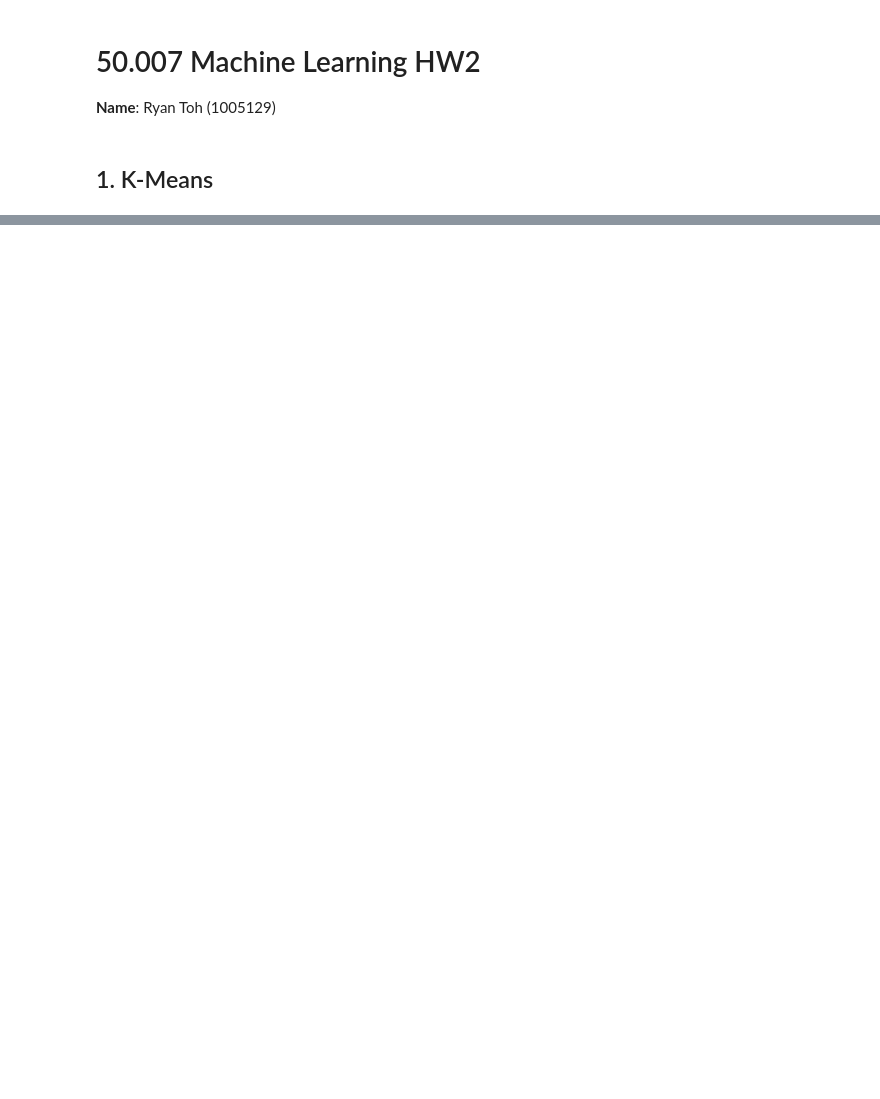
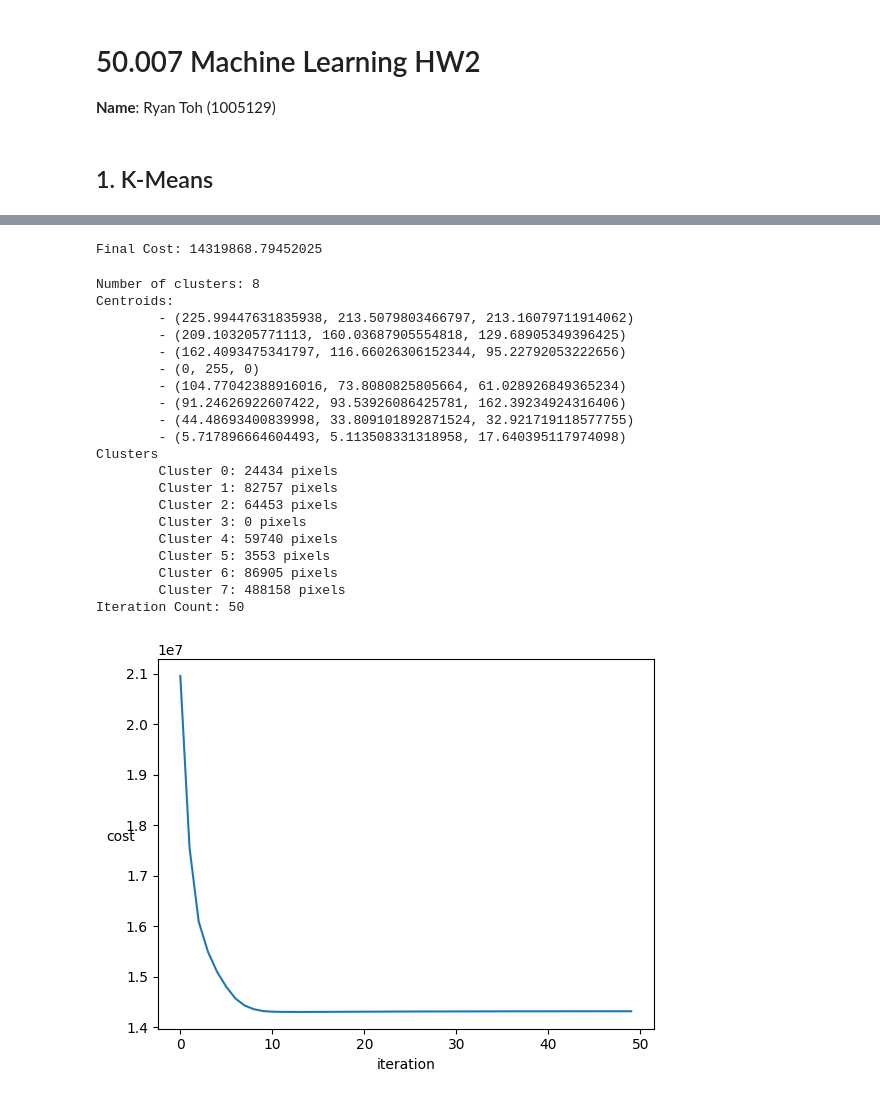
Before and after one commit to Rye123/50007-machine-learning, a Jupyter notebook: hw2/HW2.ipynb, the cells around one changed output, grey strips where cells are left out. Drawn from its saved outputs; the diff is of its cells as text; code cells hidden in the pictures; blank space fills up the shorter version.

```diff
--- a/hw2/HW2.ipynb
+++ b/hw2/HW2.ipynb
@@ -37,15 +39,17 @@ def get_euclidean_distance(p1: np.ndarray, p2: np.ndarray) -> float:
 # %%
-def get_cost(clusters: List[List[np.ndarray]], centroids: List[np.ndarray]) -> float:
+def get_cost(data: np.ndarray, clusters: List[List[int]], centroids: List[np.ndarray]) -> float:
     """
     Returns the overall cost, given a list of clusters `clusters` and a list of corresponding centroids `centroids`.
     """
 
-    def get_distortion(cluster: List[np.ndarray], centroid: np.ndarray) -> float:
+    def get_distortion(data: np.ndarray, cluster: List[int], centroid: np.ndarray) -> float:
         """
         Returns the distortion associated with `cluster`, with the given `centroid`.
+        - `cluster` is a `List` of indices, which reference points in `data`.
         """
         sum = 0.0
-        for point in cluster:
+        for point_index in cluster:
+            point = data[point_index]
             sum += get_euclidean_distance(point, centroid)
         return sum
 
@@ -53,6 +57,6 @@ def get_cost(clusters: List[List[np.ndarray]], centroids: List[np.ndarray]) -> f
     for i in range(len(clusters)):
         cluster = clusters[i]
         centroid = centroids[i]
-        cost += get_distortion(cluster, centroid)
+        cost += get_distortion(data, cluster, centroid)
     return cost
 # %%
@@ -146,0 +131,45 @@ def k_means_algo(data: np.ndarray, cluster_count: int, initial_centroids: List[n
+# %%
+clusters, centroids, costs = k_means_algo(data, cluster_count, initial_centroids)
+# %% [output]
+Final Cost: 14319868.79452025
+# %%
+iter_count = len(costs)
+
+print(f"Number of clusters: {len(clusters)}")
+print("Centroids: ")
+for centroid in centroids:
+    print(f"\t- ({centroid[0]}, {centroid[1]}, {centroid[2]})")
+print("Clusters")
+for i in range(len(clusters)):
+    print(f"\tCluster {i}: {len(clusters[i])} pixels")
+print(f"Iteration Count: {len(costs)}")
+
+index = np.arange(0, iter_count, 1)
+
+plt.xlabel('iteration')
+plt.ylabel('cost', rotation=0)
+
+plt.plot(index, costs)
+plt.show()
+# %% [output]
+Number of clusters: 8
+Centroids:
+        - (225.99447631835938, 213.5079803466797, 213.16079711914062)
+        - (209.103205771113, 160.03687905554818, 129.68905349396425)
+        - (162.4093475341797, 116.66026306152344, 95.22792053222656)
+        - (0, 255, 0)
+        - (104.77042388916016, 73.8080825805664, 61.028926849365234)
+        - (91.24626922607422, 93.53926086425781, 162.39234924316406)
+        - (44.48693400839998, 33.809101892871524, 32.921719118577755)
+        - (5.717896664604493, 5.113508331318958, 17.640395117974098)
+Clusters
+        Cluster 0: 24434 pixels
+        Cluster 1: 82757 pixels
+        Cluster 2: 64453 pixels
+        Cluster 3: 0 pixels
+        Cluster 4: 59740 pixels
+        Cluster 5: 3553 pixels
+        Cluster 6: 86905 pixels
+        Cluster 7: 488158 pixels
+Iteration Count: 50
+[figure, added]
```
Also changed, not shown: parts of 12 cells of this notebook.
